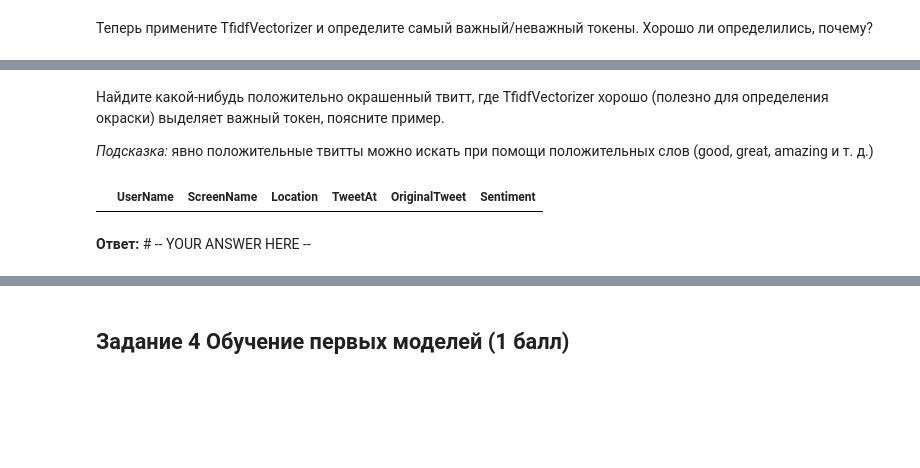
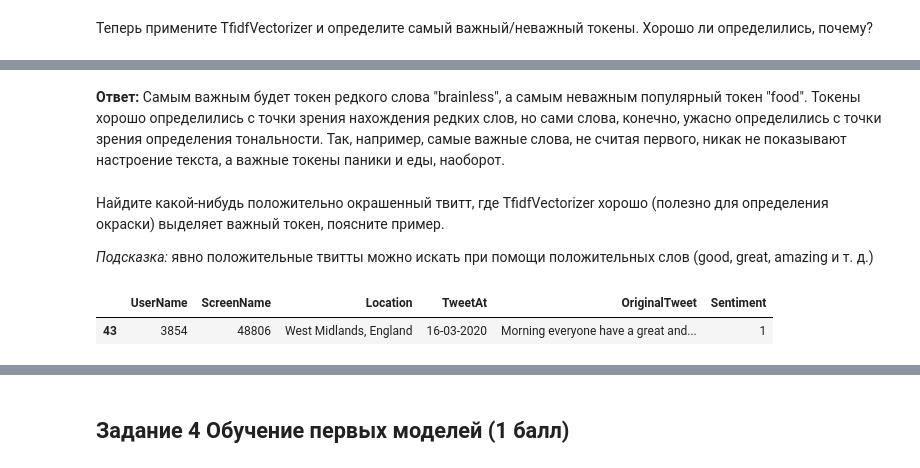
Before and after one commit to Vdmrl/HSE-IDA-ML, a Jupyter notebook: hw6-texts-classification/hw06_texts.ipynb, the cells around one changed output, grey strips where cells are left out. Saved outputs shown, nothing was run; the diff lists cells and outputs as text; code cells hidden in the pictures; blank space fills up the shorter version.

```diff
--- a/hw6-texts-classification/hw06_texts.ipynb
+++ b/hw6-texts-classification/hw06_texts.ipynb
@@ -482,8 +530,12 @@ train.iloc[ind]['OriginalTweet'], train.iloc[ind]['Sentiment']
+# %% [markdown]
+**Ответ:** Самым важным будет токен редкого слова "brainless", а самым неважным популярный токен "food". Токены хорошо определились с точки зрения нахождения редких слов, но сами слова, конечно, ужасно определились с точки зрения определения тональности. Так, например, самые важные слова, не считая первого, никак не показывают настроение текста, а важные токены паники и еды, наоборот.
 # %% [markdown]
 Найдите какой-нибудь положительно окрашенный твитт, где TfidfVectorizer хорошо (полезно для определения окраски) выделяет важный токен, поясните пример.
 
 *Подсказка:* явно положительные твитты можно искать при помощи положительных слов (good, great, amazing и т. д.)
 # %%
-train[train['OriginalTweet'].apply(lambda x: 'your_good_word_here' in x) & (train['Sentiment'] == 1)]
+df[df['OriginalTweet'].apply(lambda x: 'great' in x) & (df['Sentiment'] == 1)].head(1)
+# буду брать текст 43 про добренькое утро
 # %% [output]
 |  | UserName | ScreenName | Location | TweetAt | OriginalTweet | Sentiment |
+| 43 | 3854 | 48806 | West Midlands, England | 16-03-2020 | Morning everyone have a great and... | 1 |
@@ -492,2 +541,0 @@ train[train['OriginalTweet'].apply(lambda x: 'your_good_word_here' in x) & (trai
-# %% [markdown]
-**Ответ:** # -- YOUR ANSWER HERE --
```
Also changed, not shown: parts of 89 cells of this notebook.
